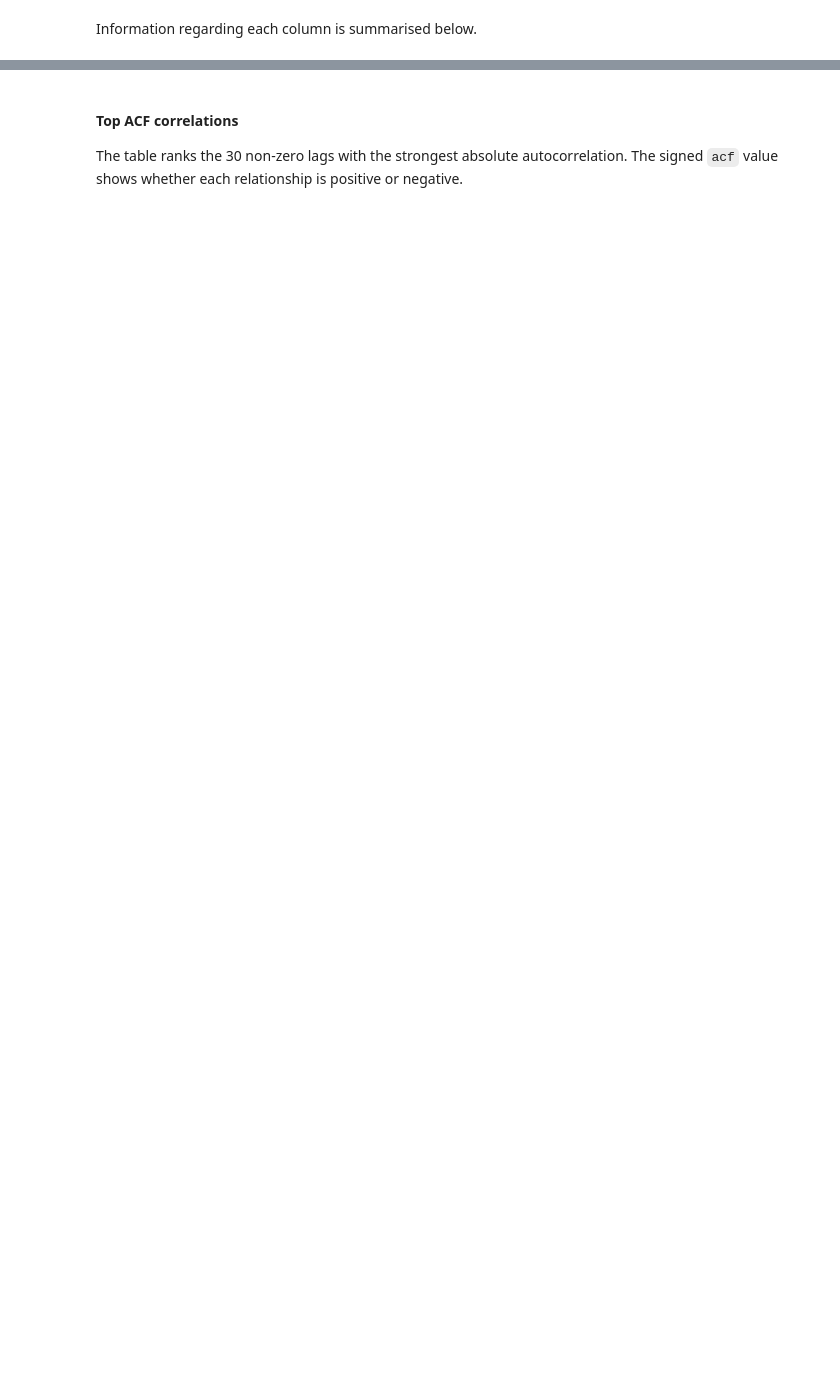
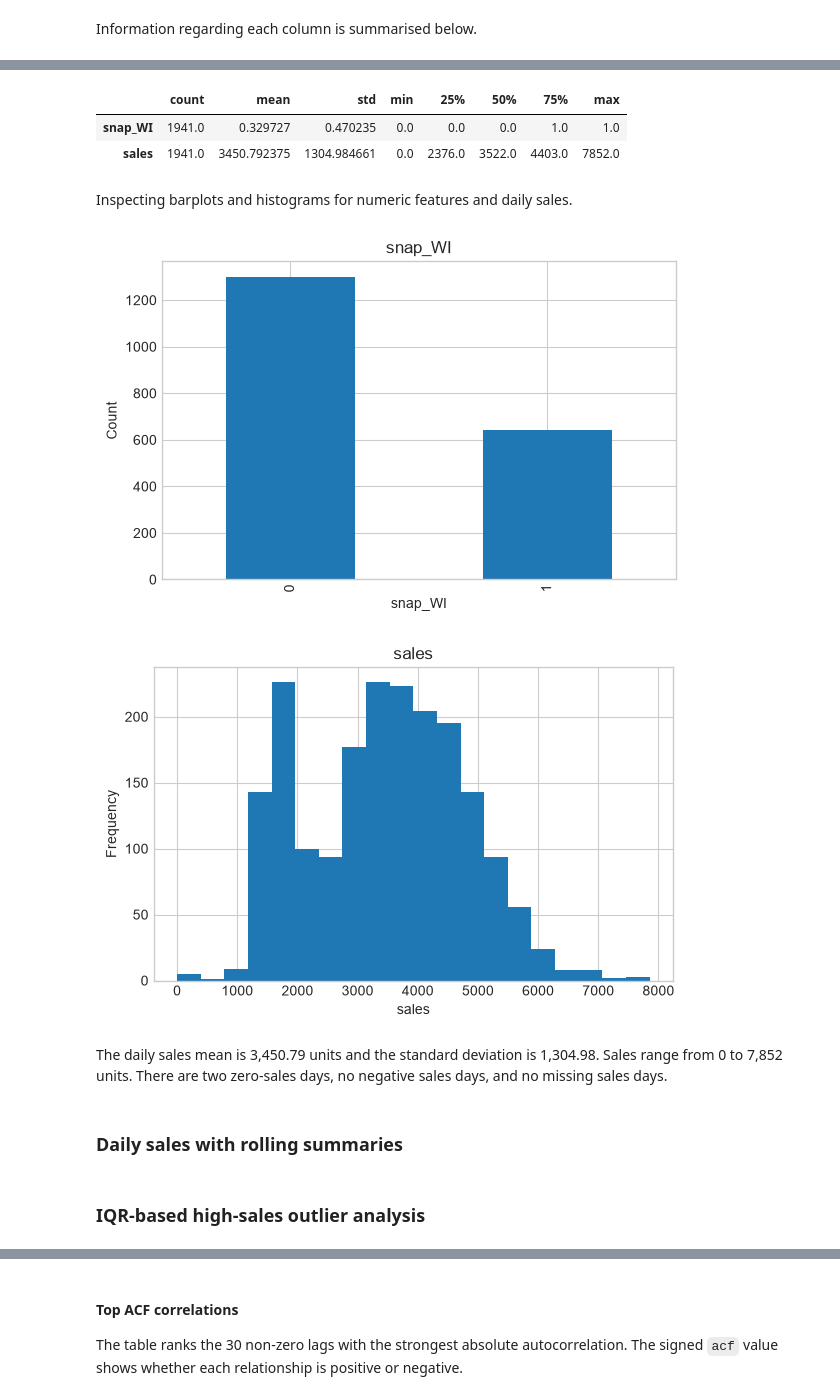
Before and after one commit to weifengsiew/machine-learning-pipeline-time-series, a Jupyter notebook: eda.ipynb, the cells around one changed output, grey strips where cells are left out. Saved outputs shown, nothing was run; the diff lists cells and outputs as text; code cells hidden in the pictures; blank space fills up the shorter version.

```diff
--- a/eda.ipynb
+++ b/eda.ipynb
@@ -869,0 +209,10 @@ plt.show()
+# %%
+def convert_date_to_datetime(frame):
+    frame = frame.copy()
+    frame["date"] = pd.to_datetime(frame["date"], errors="coerce")
+    return frame
+
+df = convert_date_to_datetime(df)
+
+# verify the converted date values
+df["date"].dtype, df["date"].is_monotonic_increasing
@@ -869,0 +249,7 @@ plt.show()
+# %%
+def drop_irrelevant_columns(frame, dropped_irrelevant_columns):
+    return frame.drop(columns=dropped_irrelevant_columns)
+
+df = drop_irrelevant_columns(df, ["d"])
+
+df["date"].duplicated().sum(), df.columns
@@ -869,0 +268,33 @@ plt.show()
+# %%
+df[numeric_integer_features + numeric_float_features + target].describe().T
+# %% [output]
+|  | count | mean | std | min | 25% | 50% | 75% | max |
+| snap_WI | 1941.0 | 0.329727 | 0.470235 | 0.0 | 0.0 | 0.0 | 1.0 | 1.0 |
+| sales | 1941.0 | 3450.792375 | 1304.984661 | 0.0 | 2376.0 | 3522.0 | 4403.0 | 7852.0 |
+# %% [markdown]
+Inspecting barplots and histograms for numeric features and daily sales.
+# %%
+for column in numeric_integer_features:
+    counts = df[column].value_counts().sort_index()
+    axis = counts.plot(kind="bar", figsize=(6, 4))
+    axis.bar_label(axis.containers[0], fmt="%d", padding=3)
+    axis.margins(y=0.15)
+    axis.set_title(column)
+    axis.set_xlabel(column)
+    axis.set_ylabel("Count")
+    plt.tight_layout()
+    plt.show()
+
+for column in numeric_float_features + target:
+    plt.figure(figsize=(6, 4))
+    plt.hist(df[column].dropna(), bins=20)
+    plt.title(column)
+    plt.xlabel(column)
+    plt.ylabel("Frequency")
+    plt.tight_layout()
+    plt.show()
+# %% [output]
+[figure, added]
+[figure, added]
+# %% [markdown]
+The daily sales mean is 3,450.79 units and the standard deviation is 1,304.98. Sales range from 0 to 7,852 units. There are two zero-sales days, no negative sales days, and no missing sales days.
@@ -869,0 +307,2 @@ plt.show()
+# %% [markdown]
+### Daily sales with rolling summaries
@@ -869,0 +326,2 @@ plt.show()
+# %% [markdown]
+### IQR-based high-sales outlier analysis
```
Also changed, not shown: parts of 106 cells of this notebook, 6 other files.
